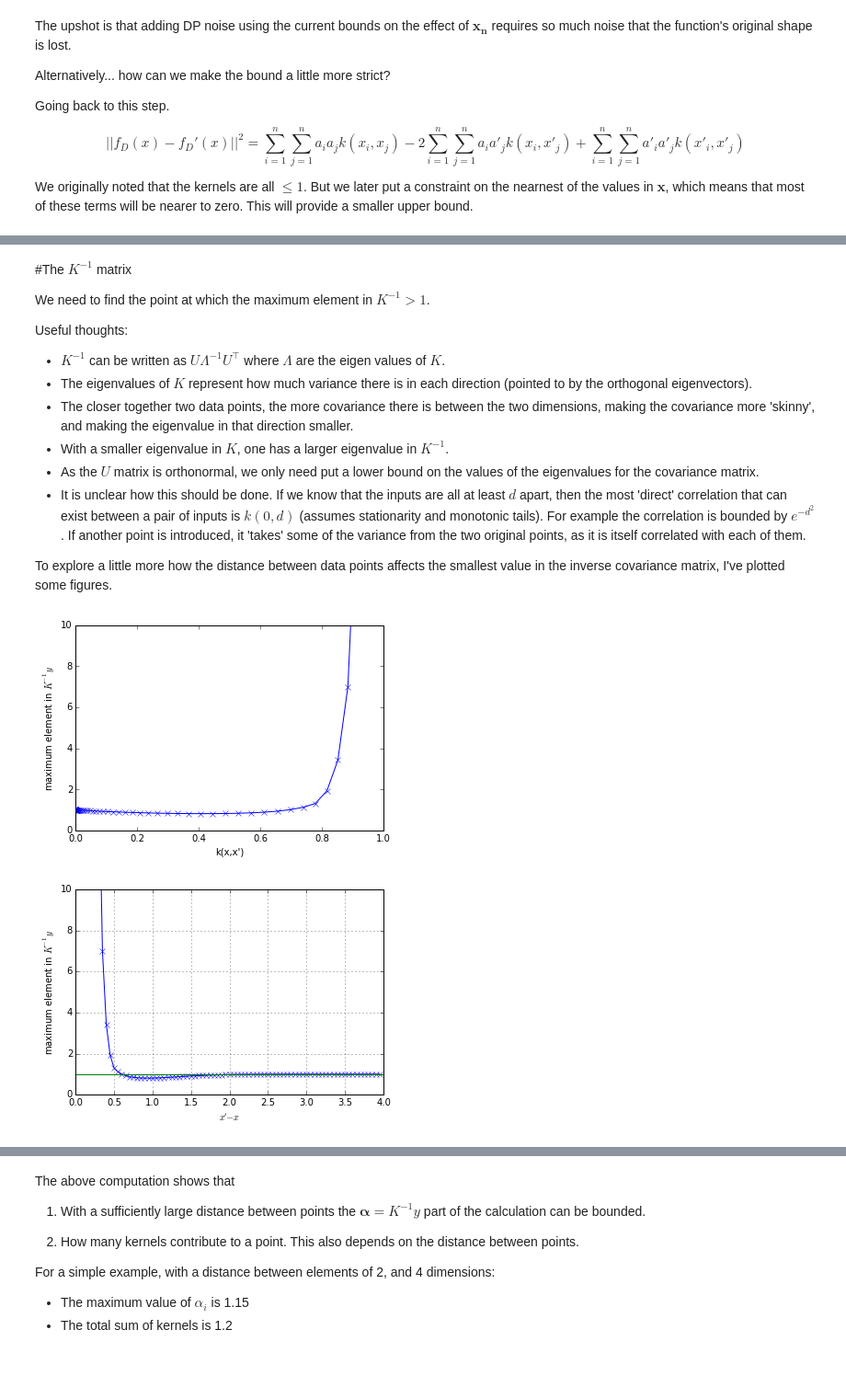
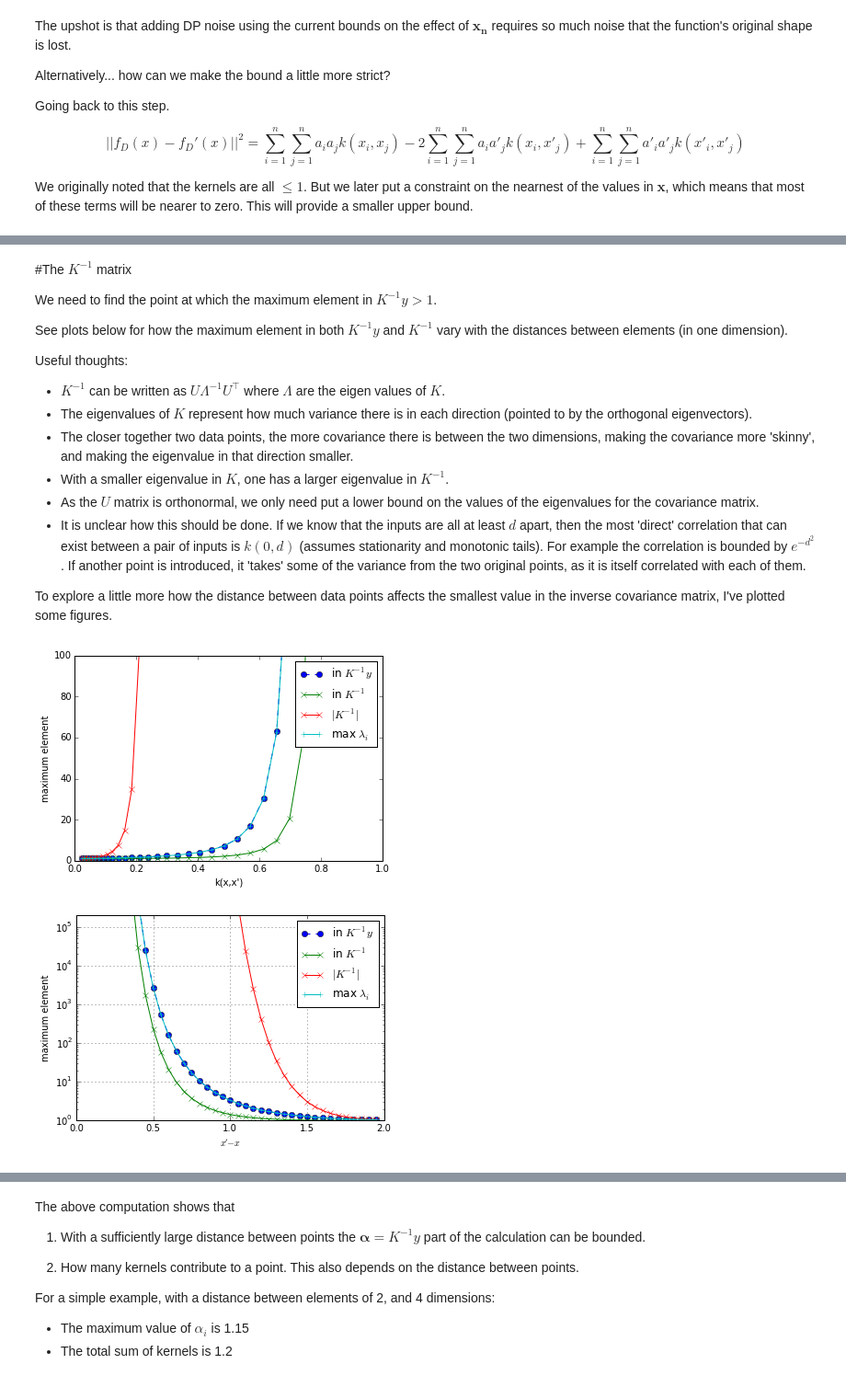
Before and after one commit to scikic/virtual, a Jupyter notebook: Virtual Patients.ipynb, the cells around one changed output, grey strips where cells are left out. Shown: that part at 92% size. Drawn from its saved outputs; the diff is of its cells as text; code cells hidden in the pictures.

```diff
--- a/Virtual Patients.ipynb
+++ b/Virtual Patients.ipynb
@@ -605,7 +617,9 @@ If we assume that we're using the rbf kernel still and if we assume that no pair
 # %% [markdown]
 #The $K^{-1}$ matrix
 
-We need to find the point at which the maximum element in $K^{-1} > 1$.
+We need to find the point at which the maximum element in $K^{-1}y > 1$.
+
+See plots below for how the maximum element in both $K^{-1}y$ and $K^{-1}$ vary with the distances between elements (in one dimension).
 
 Useful thoughts:
 
@@ -647,22 +668,33 @@ for dist in dists:
 # %%
 import matplotlib.pyplot as plt
 %matplotlib inline
 kervals= k(np.array([0]),dists)
 #plt.plot(dists,results)
-plt.plot(kervals,results,'-x')
+plt.plot(kervals,results_Gy,'--o',label='in $K^{-1}y$')
+plt.plot(kervals,results_G,'-x',label='in $K^{-1}$')
+plt.plot(kervals,results_Gdet,'-x',label='$|K^{-1}|$')
+plt.plot(kervals,results_Gmaxeig,'-+',label='max $\lambda_i$')
+
 plt.xlabel('k(x,x\')')
-plt.ylabel('maximum element in $K^{-1}y$')
-plt.ylim([0,10])
+plt.legend(loc='upper left')
+plt.ylabel('maximum element')
+plt.legend()
+plt.ylim([0,100])
 plt.figure()
-plt.plot(dists,results,'-x')
+plt.semilogy(dists,results_Gy,'--o',label='in $K^{-1}y$')
+plt.semilogy(dists,results_G,'-x',label='in $K^{-1}$')
+plt.semilogy(dists,results_Gdet,'-x',label='$|K^{-1}|$')
+plt.semilogy(dists,results_Gmaxeig,'-+',label='max $\lambda_i$')
+
 plt.xlabel('$x\'-x$')
-plt.ylabel('maximum element in $K^{-1}y$')
-plt.plot([0,4],[1,1])
-plt.ylim([0,10])
-plt.xlim([0,4])
+plt.ylabel('maximum element')
+plt.plot([0,2],[1,1])
+plt.legend(loc='upper right')
+plt.ylim([0,200000])
+plt.xlim([0,2])
 plt.grid()
 # %% [output]
-[figure, old version]
+[figure, new version]
-[figure, old version]
+[figure, new version]
 # %% [markdown]
 #Ideas and things to try
```
Also changed, not shown: parts of 16 cells of this notebook.
